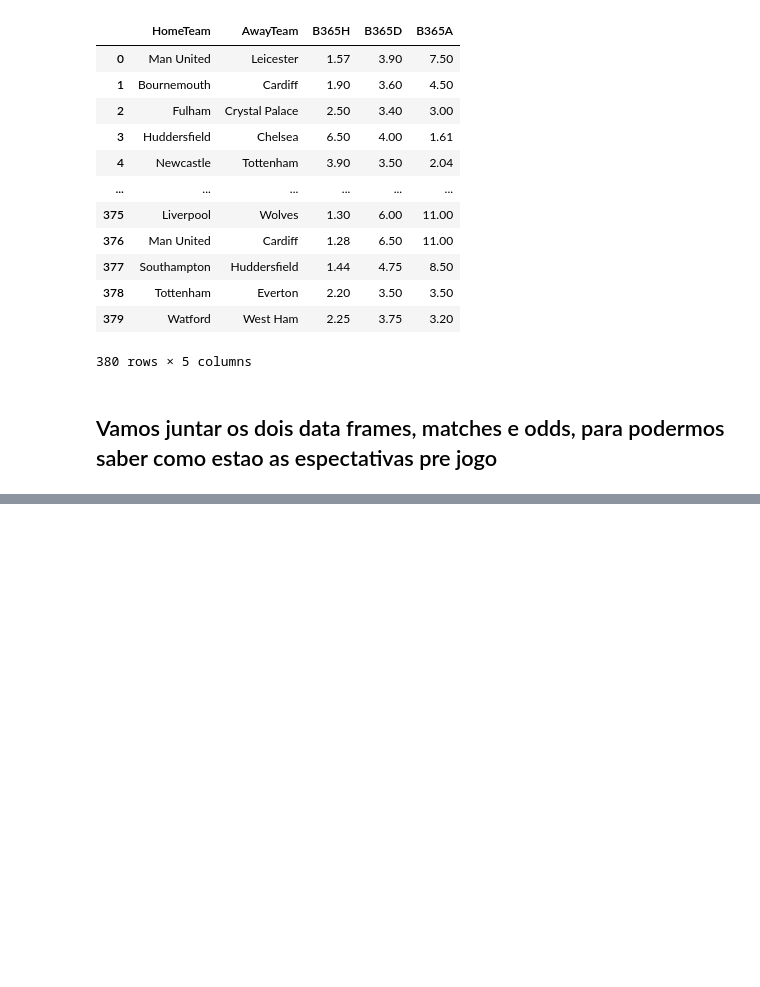
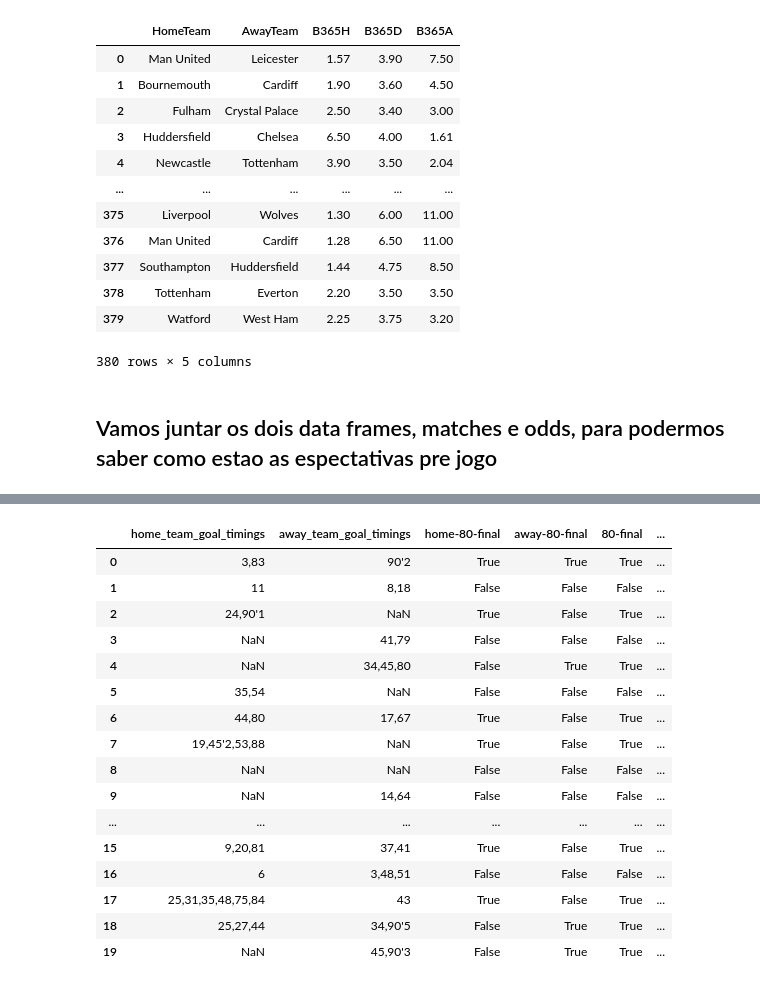
Before and after one commit to gabrielaragao01/Data-Science-Project, a Jupyter notebook: code/pre_processing_data/extraction.ipynb, the cells around one changed output, grey strips where cells are left out. Cells and saved outputs as stored; diff of their text form; code cells hidden in the pictures; blank space fills up the shorter version.

```diff
--- a/code/pre_processing_data/extraction.ipynb
+++ b/code/pre_processing_data/extraction.ipynb
@@ -103,7 +105,7 @@ odds_df
 # Renomear as colunas em odds_df para corresponder às colunas em data
 odds_df = odds_df.rename(columns={
     'HomeTeam': 'home_team_name',
-    'AwayTeam': 'away_team_name'
+    'AwayTeam': 'away_team_name',
 })
 
 # Criar um dicionário de mapeamento para padronizar os nomes dos times
@@ -205,2 +150,93 @@ matches_info_df
+# %%
+def checking_result(row):
+    result = row['home_team_goal_count'] - row['away_team_goal_count']
+
+    return result
+
+# defining the result
+matches_info_df['result'] = matches_info_df.apply(checking_result, axis=1)
+
+# Divide the season into three parts based on index position
+matches_info_df["season_part"] = 'first'
+matches_info_df.loc[(matches_info_df.index > 120) & (matches_info_df.index < 240),'season_part'] = 'mid'
+matches_info_df.loc[(matches_info_df.index >= 240),'season_part'] = 'last'
+
+# Converting the 'match_datetime' column to datetime format
+matches_info_df['match_datetime'] = pd.to_datetime(matches_info_df['date_GMT'], format='%b %d %Y - %I:%M%p')
+# Creating the 'day_or_night' column based on the hour of the match
+matches_info_df['day_or_night'] = matches_info_df['match_datetime'].dt.hour.apply(lambda x: 'Night' if x >= 17 else 'Day')
+
+def home_second_half_goals(row):
+    home_goals_second_half = row['home_team_goal_count'] - row['home_team_goal_count_half_time']
+
+    return int(home_goals_second_half)
+
+def away_second_half_goals(row):
+    away_goals_second_half = row['away_team_goal_count'] - row['away_team_goal_count_half_time']
+
+    return int(away_goals_second_half)
+
+# creating column to goals on 2 half
+matches_info_df['home_team_goal_count_secondhalf_time'] = matches_info_df.apply(home_second_half_goals, axis=1)
+matches_info_df['away_team_goal_count_secondhalf_time'] = matches_info_df.apply(away_second_half_goals, axis=1)
+
+# Function to verify if there are goals scored after the 80th minute for both teams
+def has_goals_after_80_minutes(row):
+    home_goals = row['home-80-final']
+    away_goals = row['away-80-final']
+
+    return home_goals or away_goals
+
+# Function to convert time notation to minutes
+def convert_time_notation_to_minutes(time_str):
+    values = time_str.split("'")
+    if len(values) != 1 and len(values) != 2:
+        raise Exception('Invalid time notation')
+
+    minutes = int(values[0])
+    if len(values) == 2:
+        minutes += int(values[1])
+
+    return minutes
+
+# Function to check if there are goals scored after a specified threshold time
+def has_goals_after_threshold(times_str, threshold=80):
+    # Splitting the goal timings string using comma delimiter
+    timings_arr = times_str.split(',')
+    # Converting time notation to minutes
+    minutes_arr = [convert_time_notation_to_minutes(x) for x in timings_arr]
+
+    # Checking if any time is greater than or equal to the threshold
+    for time in minutes_arr:
+        if time >= threshold:
+            return True
+
+    return False
+
+# Applying the has_goals_after_threshold function to home and away goal timings, and combining the results
+matches_info_df['home-80-final'] = matches_info_df['home_team_goal_timings'].apply(lambda x: has_goals_after_threshold(x) if not isinstance(x, float) else False)
+matches_info_df['away-80-final'] = matches_info_df['away_team_goal_timings'].apply(lambda x: has_goals_after_threshold(x) if not isinstance(x, float) else False)
+matches_info_df['80-final'] = matches_info_df.apply(has_goals_after_80_minutes, axis=1)
+
+# Selecting relevant columns for analysis
+matches_info_df[['home_team_goal_timings', 'away_team_goal_timings', 'home-80-final', 'away-80-final', '80-final', 'home_team_goal_count_secondhalf_time']].head(20)
+# %% [output]
+|  | home_team_goal_timings | away_team_goal_timings | home-80-final | away-80-final | 80-final | ... |
+| 0 | 3,83 | 90'2 | True | True | True | ... |
+| 1 | 11 | 8,18 | False | False | False | ... |
+| 2 | 24,90'1 | NaN | True | False | True | ... |
+| 3 | NaN | 41,79 | False | False | False | ... |
+| 4 | NaN | 34,45,80 | False | True | True | ... |
+| 5 | 35,54 | NaN | False | False | False | ... |
+| 6 | 44,80 | 17,67 | True | False | True | ... |
+| 7 | 19,45'2,53,88 | NaN | True | False | True | ... |
+| 8 | NaN | NaN | False | False | False | ... |
+| 9 | NaN | 14,64 | False | False | False | ... |
+| ... | ... | ... | ... | ... | ... | ... |
+| 15 | 9,20,81 | 37,41 | True | False | True | ... |
+| 16 | 6 | 3,48,51 | False | False | False | ... |
+| 17 | 25,31,35,48,75,84 | 43 | True | False | True | ... |
+| 18 | 25,27,44 | 34,90'5 | False | True | True | ... |
+| 19 | NaN | 45,90'3 | False | True | True | ... |
 # %%
 ## colocando as colunas na ordem correta
```
Also changed, not shown: parts of 5 cells of this notebook, 3 other files.
